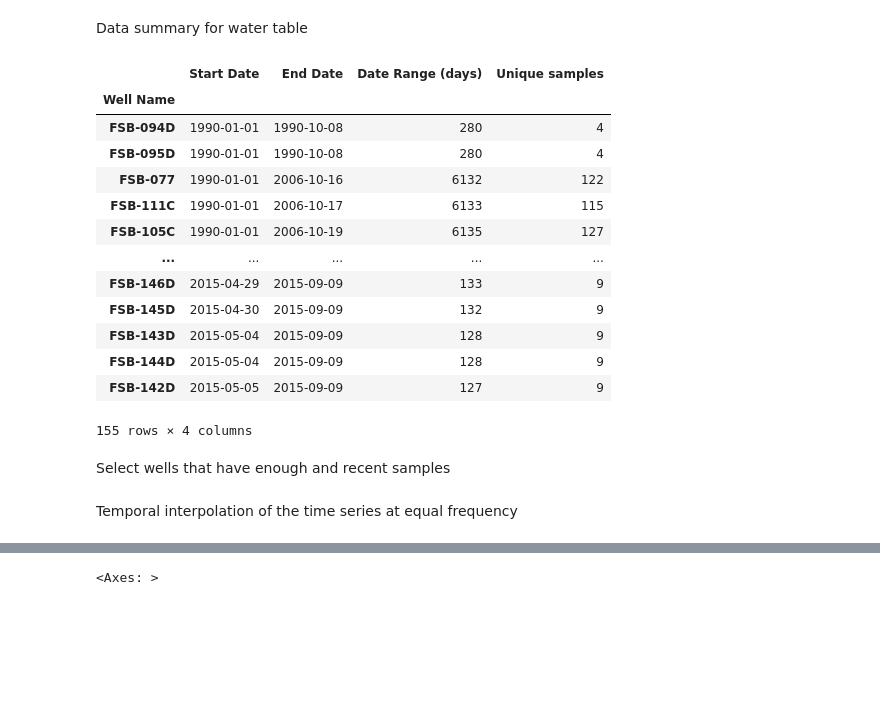
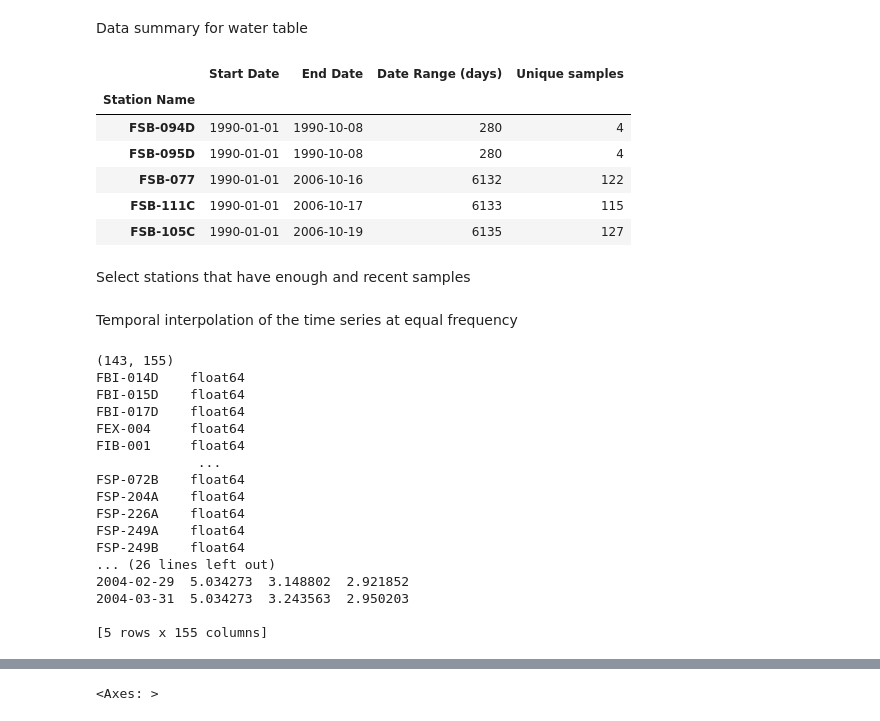
Before and after one commit to hkzhao7/pylenm, a Jupyter notebook: notebooks/PyLEnM_Demo_3_Water_Table_Estimation_&_Well_Optimization.ipynb, the cells around one changed output, grey strips where cells are left out. Drawn from its saved outputs; the diff is of its cells as text; code cells hidden in the pictures; blank space fills up the shorter version.

```diff
--- a/notebooks/PyLEnM_Demo_3_Water_Table_Estimation_&_Well_Optimization.ipynb
+++ b/notebooks/PyLEnM_Demo_3_Water_Table_Estimation_&_Well_Optimization.ipynb
@@ -118,24 +118,17 @@ Successfully imported the construction data!
 Data summary for water table
 # %%
 WT_details = pylenm_df.get_analyte_details('DEPTH_TO_WATER')
-WT_details
+WT_details.head()
 # %% [output]
 |  | Start Date | End Date | Date Range (days) | Unique samples |
-| Well Name |  |  |  |  |
+| Station Name |  |  |  |  |
 | FSB-094D | 1990-01-01 | 1990-10-08 | 280 | 4 |
 | FSB-095D | 1990-01-01 | 1990-10-08 | 280 | 4 |
 | FSB-077 | 1990-01-01 | 2006-10-16 | 6132 | 122 |
 | FSB-111C | 1990-01-01 | 2006-10-17 | 6133 | 115 |
 | FSB-105C | 1990-01-01 | 2006-10-19 | 6135 | 127 |
-| ... | ... | ... | ... | ... |
-| FSB-146D | 2015-04-29 | 2015-09-09 | 133 | 9 |
-| FSB-145D | 2015-04-30 | 2015-09-09 | 132 | 9 |
-| FSB-143D | 2015-05-04 | 2015-09-09 | 128 | 9 |
-| FSB-144D | 2015-05-04 | 2015-09-09 | 128 | 9 |
-| FSB-142D | 2015-05-05 | 2015-09-09 | 127 | 9 |
-155 rows × 4 columns
 # %% [markdown]
-Select wells that have enough and recent samples
+Select stations that have enough and recent samples
 # %%
 n_samples = WT_details['Unique samples']
 end_date = WT_details['End Date']
@@ -151,0 +145,22 @@ wt_interp = pylenm_df.interpolate_wells_by_analyte('DEPTH_TO_WATER', frequency='
+# %%
+print(wt_interp.shape)
+print(wt_interp.dtypes)
+print(wt_interp.head())
+# %% [output]
+(143, 155)
+FBI-014D    float64
+FBI-015D    float64
+FBI-017D    float64
+FEX-004     float64
+FIB-001     float64
+             ...
+FSP-072B    float64
+FSP-204A    float64
+FSP-226A    float64
+FSP-249A    float64
+FSP-249B    float64
+... (26 lines left out)
+2004-02-29  5.034273  3.148802  2.921852
+2004-03-31  5.034273  3.243563  2.950203
+
+[5 rows x 155 columns]
```
Also changed, not shown: parts of 38 cells of this notebook.
